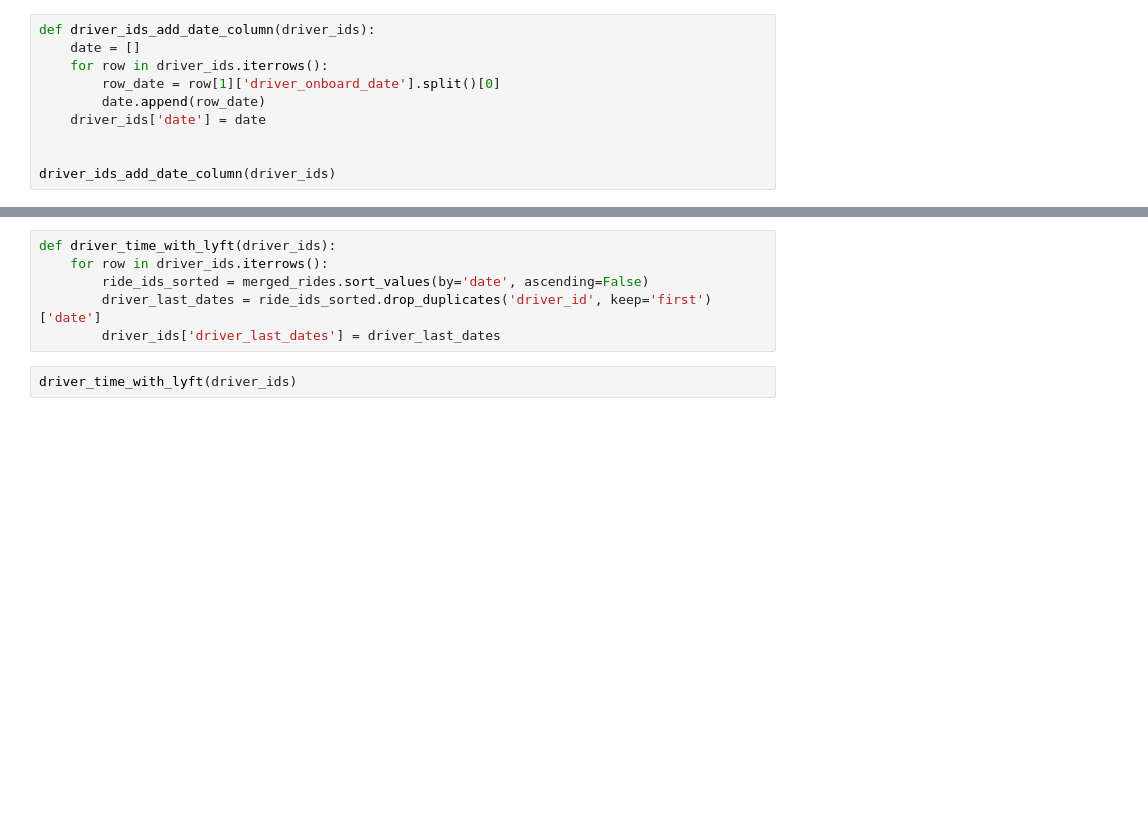
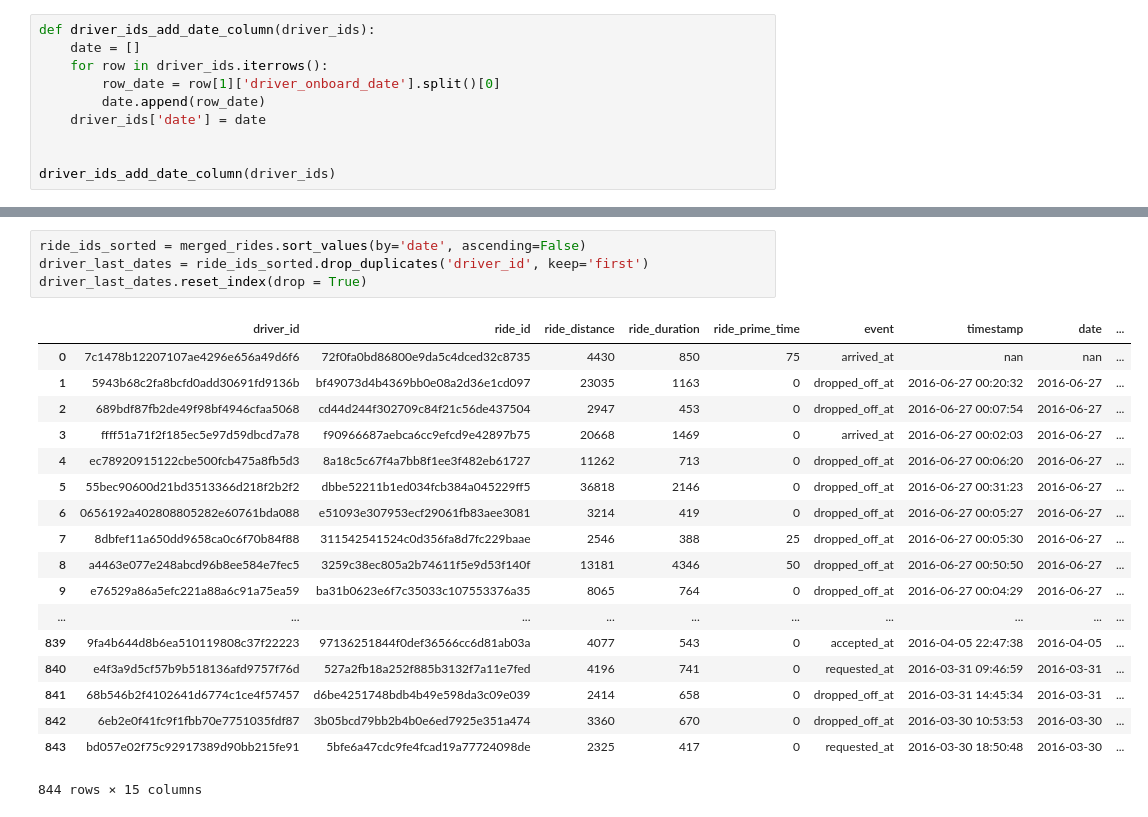
Before and after one commit to nicholasprayogo/lyft_data_challenge, a Jupyter notebook: data-challenge.ipynb, the cells around one changed output, grey strips where cells are left out. Cells and saved outputs as stored; diff of their text form; blank space fills up the shorter version.

```diff
--- a/data-challenge.ipynb
+++ b/data-challenge.ipynb
@@ -280,8 +280,23 @@ driver_ids
 # %%
-def driver_time_with_lyft(driver_ids):
-    for row in driver_ids.iterrows():
-        ride_ids_sorted = merged_rides.sort_values(by='date', ascending=False)
-        driver_last_dates = ride_ids_sorted.drop_duplicates('driver_id', keep='first')['date']
-        driver_ids['driver_last_dates'] = driver_last_dates
+ride_ids_sorted = merged_rides.sort_values(by='date', ascending=False)
+driver_last_dates = ride_ids_sorted.drop_duplicates('driver_id', keep='first')
+driver_last_dates.reset_index(drop = True)
+# %% [output]
+|  | driver_id | ride_id | ride_distance | ride_duration | ride_prime_time | event | timestamp | date | ... |
+| 0 | 7c1478b12207107ae4296e656a49d6f6 | 72f0fa0bd86800e9da5c4dced32c8735 | 4430 | 850 | 75 | arrived_at | nan | nan | ... |
+| 1 | 5943b68c2fa8bcfd0add30691fd9136b | bf49073d4b4369bb0e08a2d36e1cd097 | 23035 | 1163 | 0 | dropped_off_at | 2016-06-27 00:20:32 | 2016-06-27 | ... |
+| 2 | 689bdf87fb2de49f98bf4946cfaa5068 | cd44d244f302709c84f21c56de437504 | 2947 | 453 | 0 | dropped_off_at | 2016-06-27 00:07:54 | 2016-06-27 | ... |
+| 3 | ffff51a71f2f185ec5e97d59dbcd7a78 | f90966687aebca6cc9efcd9e42897b75 | 20668 | 1469 | 0 | arrived_at | 2016-06-27 00:02:03 | 2016-06-27 | ... |
+| 4 | ec78920915122cbe500fcb475a8fb5d3 | 8a18c5c67f4a7bb8f1ee3f482eb61727 | 11262 | 713 | 0 | dropped_off_at | 2016-06-27 00:06:20 | 2016-06-27 | ... |
+| 5 | 55bec90600d21bd3513366d218f2b2f2 | dbbe52211b1ed034fcb384a045229ff5 | 36818 | 2146 | 0 | dropped_off_at | 2016-06-27 00:31:23 | 2016-06-27 | ... |
+| 6 | 0656192a402808805282e60761bda088 | e51093e307953ecf29061fb83aee3081 | 3214 | 419 | 0 | dropped_off_at | 2016-06-27 00:05:27 | 2016-06-27 | ... |
+| 7 | 8dbfef11a650dd9658ca0c6f70b84f88 | 311542541524c0d356fa8d7fc229baae | 2546 | 388 | 25 | dropped_off_at | 2016-06-27 00:05:30 | 2016-06-27 | ... |
+| 8 | a4463e077e248abcd96b8ee584e7fec5 | 3259c38ec805a2b74611f5e9d53f140f | 13181 | 4346 | 50 | dropped_off_at | 2016-06-27 00:50:50 | 2016-06-27 | ... |
+| 9 | e76529a86a5efc221a88a6c91a75ea59 | ba31b0623e6f7c35033c107553376a35 | 8065 | 764 | 0 | dropped_off_at | 2016-06-27 00:04:29 | 2016-06-27 | ... |
+| ... | ... | ... | ... | ... | ... | ... | ... | ... | ... |
+| 839 | 9fa4b644d8b6ea510119808c37f22223 | 97136251844f0def36566cc6d81ab03a | 4077 | 543 | 0 | accepted_at | 2016-04-05 22:47:38 | 2016-04-05 | ... |
+| 840 | e4f3a9d5cf57b9b518136afd9757f76d | 527a2fb18a252f885b3132f7a11e7fed | 4196 | 741 | 0 | requested_at | 2016-03-31 09:46:59 | 2016-03-31 | ... |
+| 841 | 68b546b2f4102641d6774c1ce4f57457 | d6be4251748bdb4b49e598da3c09e039 | 2414 | 658 | 0 | dropped_off_at | 2016-03-31 14:45:34 | 2016-03-31 | ... |
+| 842 | 6eb2e0f41fc9f1fbb70e7751035fdf87 | 3b05bcd79bb2b4b0e6ed7925e351a474 | 3360 | 670 | 0 | dropped_off_at | 2016-03-30 10:53:53 | 2016-03-30 | ... |
+| 843 | bd057e02f75c92917389d90bb215fe91 | 5bfe6a47cdc9fe4fcad19a77724098de | 2325 | 417 | 0 | requested_at | 2016-03-30 18:50:48 | 2016-03-30 | ... |
+844 rows × 15 columns
-# %%
-driver_time_with_lyft(driver_ids)
```
Also changed, not shown: parts of 6 cells of this notebook.
